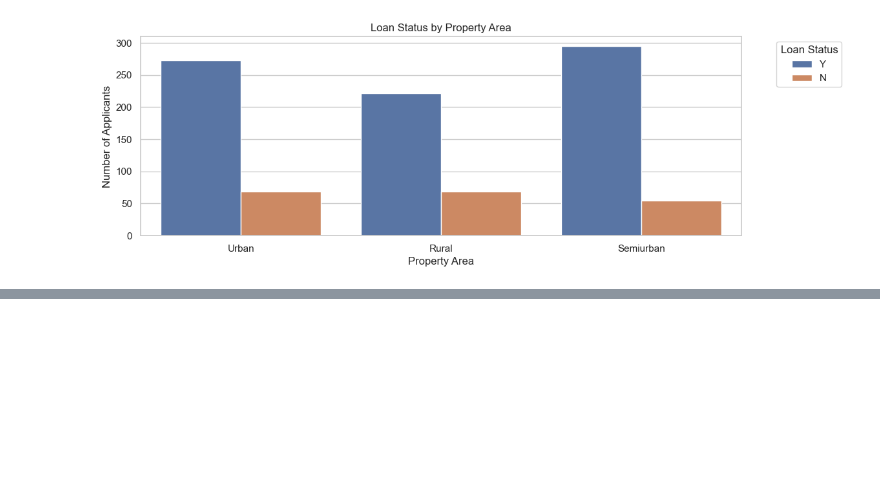
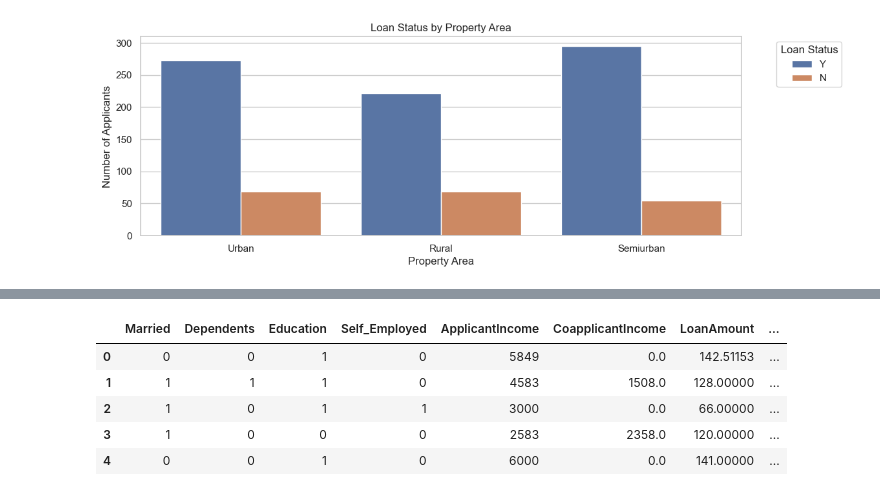
Before and after one commit to Bharadwaj-Sathya/AI, a Jupyter notebook: MachineLearning/SupervisedLearning/Classification/LogisticRegresson/Project/LogisticRegresson.ipynb, the cells around one changed output, grey strips where cells are left out. Cells and saved outputs as stored; diff of their text form; code cells hidden in the pictures; blank space fills up the shorter version.

```diff
--- a/MachineLearning/SupervisedLearning/Classification/LogisticRegresson/Project/LogisticRegresson.ipynb
+++ b/MachineLearning/SupervisedLearning/Classification/LogisticRegresson/Project/LogisticRegresson.ipynb
@@ -470,0 +496,3 @@ plt.show()
+# %%
+#Converting dependents into int because the date in Contineous Form
+raw_data["Dependents"] = raw_data["Dependents"].astype(int)
@@ -470,0 +533,11 @@ plt.show()
+# %%
+#Using get dummies for the remaining object columns for which mapping or encoder cant be used
+new_train_data=pd.get_dummies(new_train_data)
+new_train_data.head()
+# %% [output]
+|  | Married | Dependents | Education | Self_Employed | ApplicantIncome | CoapplicantIncome | LoanAmount | ... |
+| 0 | 0 | 0 | 1 | 0 | 5849 | 0.0 | 142.51153 | ... |
+| 1 | 1 | 1 | 1 | 0 | 4583 | 1508.0 | 128.00000 | ... |
+| 2 | 1 | 0 | 1 | 1 | 3000 | 0.0 | 66.00000 | ... |
+| 3 | 1 | 0 | 0 | 0 | 2583 | 2358.0 | 120.00000 | ... |
+| 4 | 0 | 0 | 1 | 0 | 6000 | 0.0 | 141.00000 | ... |
```
Also changed, not shown: parts of 18 cells of this notebook, 2 other files.
